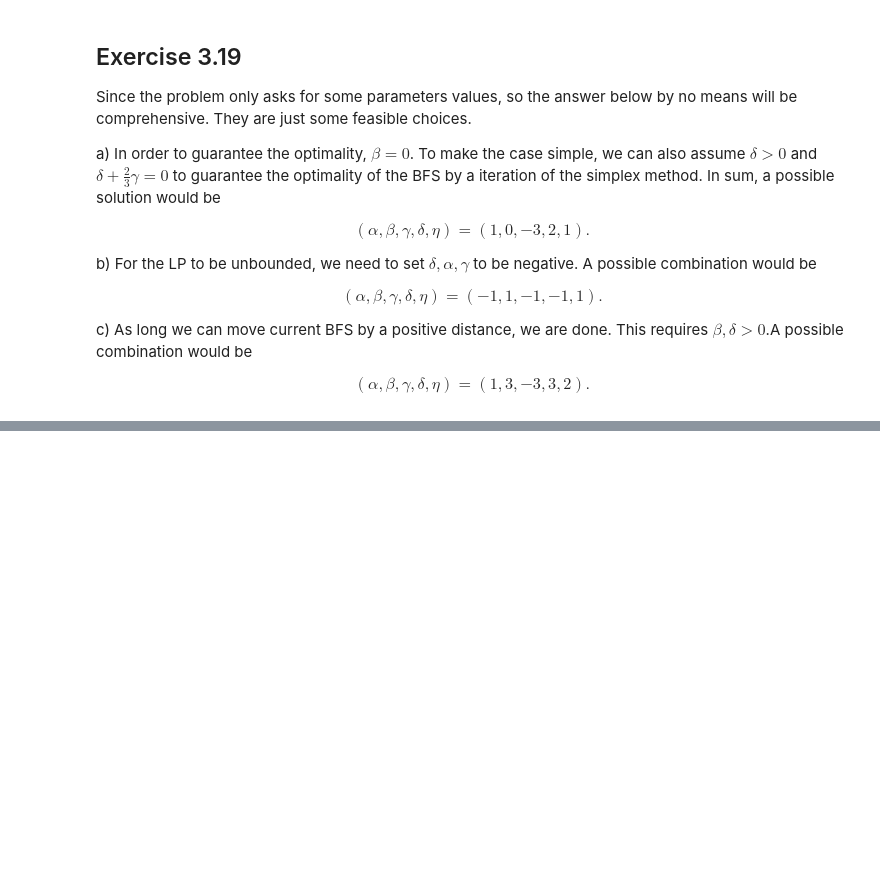
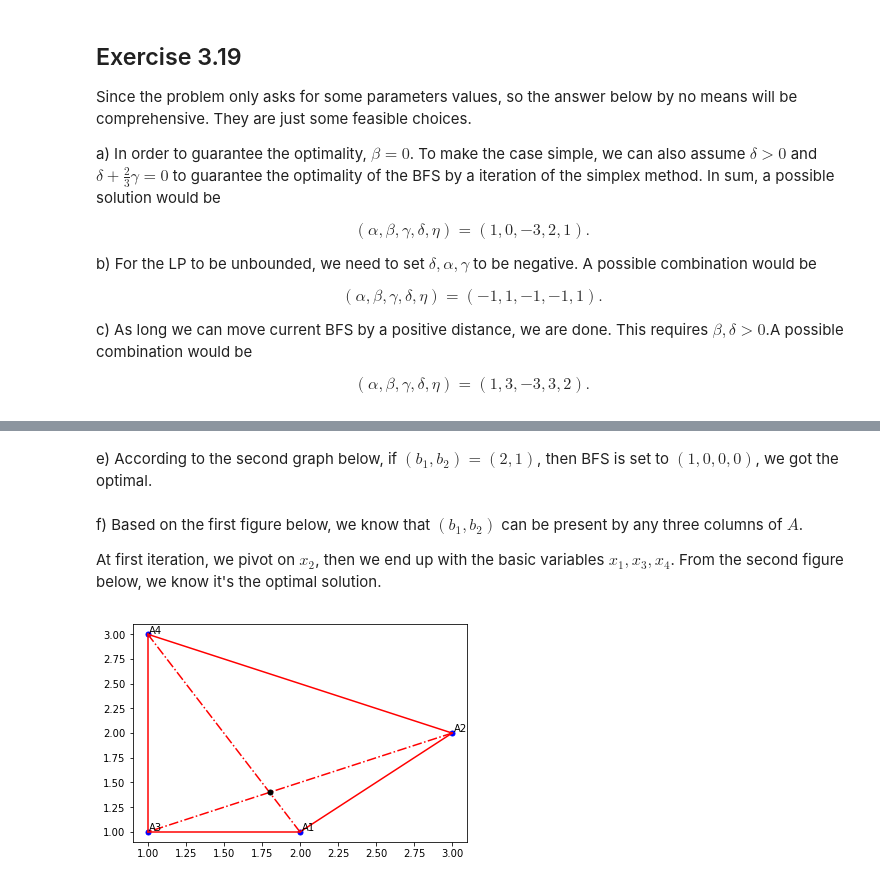
Before and after one commit to Yutong-Dai/codes-for-courses, a Jupyter notebook: Python_IE411/hw4.ipynb, the cells around one changed output, grey strips where cells are left out. Cells and saved outputs as stored; diff of their text form; code cells hidden in the pictures; blank space fills up the shorter version.

```diff
--- a/Python_IE411/hw4.ipynb
+++ b/Python_IE411/hw4.ipynb
@@ -487,0 +554,25 @@ $$
+# %% [markdown]
+e) According to the second graph below, if $(b_1, b_2)=(2,1)$, then BFS is set to $(1,0,0,0)$, we got the optimal.
+# %% [markdown]
+f) Based on the first figure below, we know that $(b_1, b_2)$ can be present by any three columns of $A$.
+
+At first iteration, we pivot on $x_2$, then we end up with the basic variables $x_1,x_3,x_4$. From the second figure below, we know it's the optimal solution.
+# %%
+import matplotlib.pyplot as plt
+import numpy as np
+from mpl_toolkits import mplot3d
+fig, ax = plt.subplots()
+x, y = np.array([2,3,1,1]), np.array([1,2,1,3])
+for i in range(4):
+    ax.plot(x[i],y[i], 'bo', markersize=5)
+    ax.annotate("A{}".format(i+1), (x[i]+0.01,y[i]+0.01))
+ax.plot(x[[3, 2]],y[[3, 2]], 'r-', markersize=3)
+ax.plot(x[[2, 0]],y[[2, 0]], 'r-', markersize=3)
+ax.plot(x[[0, 1]],y[[0, 1]], 'r-', markersize=3)
+ax.plot(x[[1, 3]],y[[1, 3]], 'r-', markersize=3)
+ax.plot(x[[1, 3]],y[[1, 2]], 'r-.', markersize=3)
+ax.plot(x[[0, 3]],y[[0, 3]], 'r-.', markersize=3)
+ax.plot(9/5, 7/5, 'ko', markersize=5)
+plt.show()
+# %% [output]
+[figure, added]
```
Also changed, not shown: parts of 10 cells of this notebook, 2 other files.
